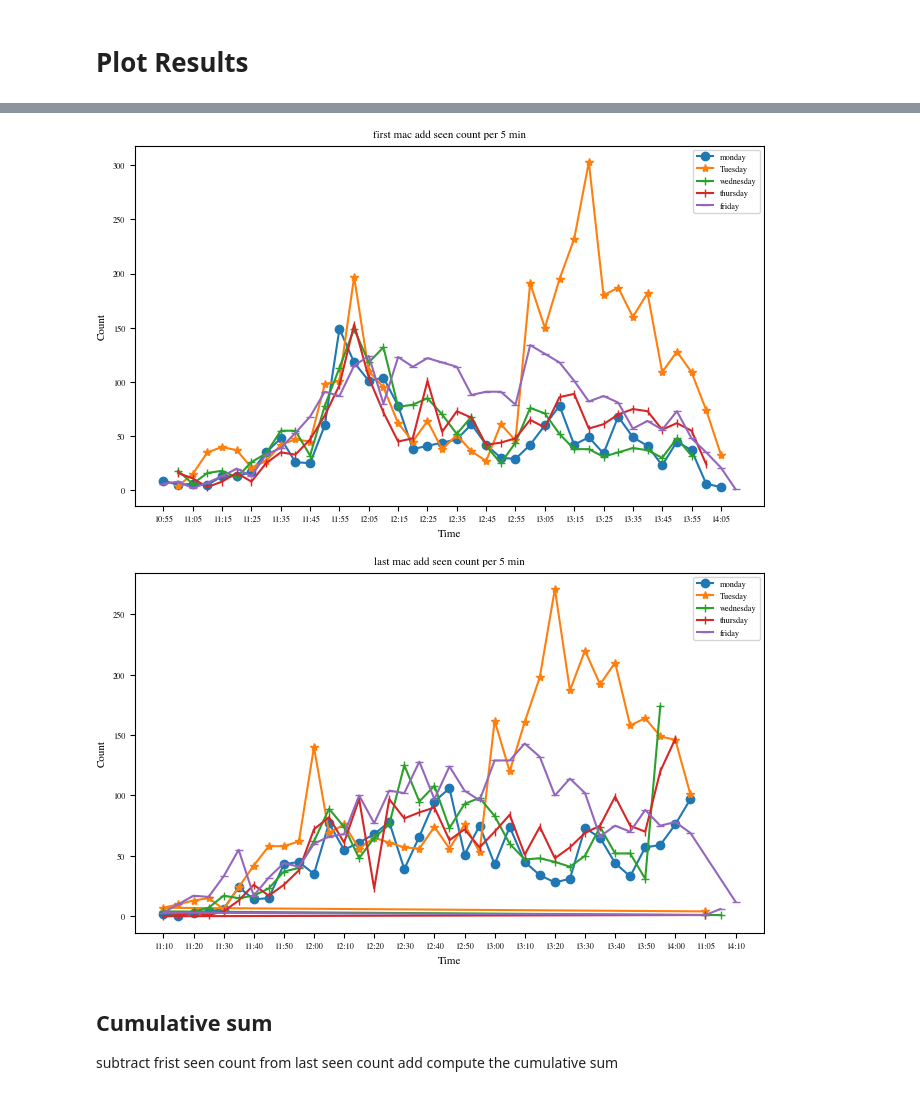
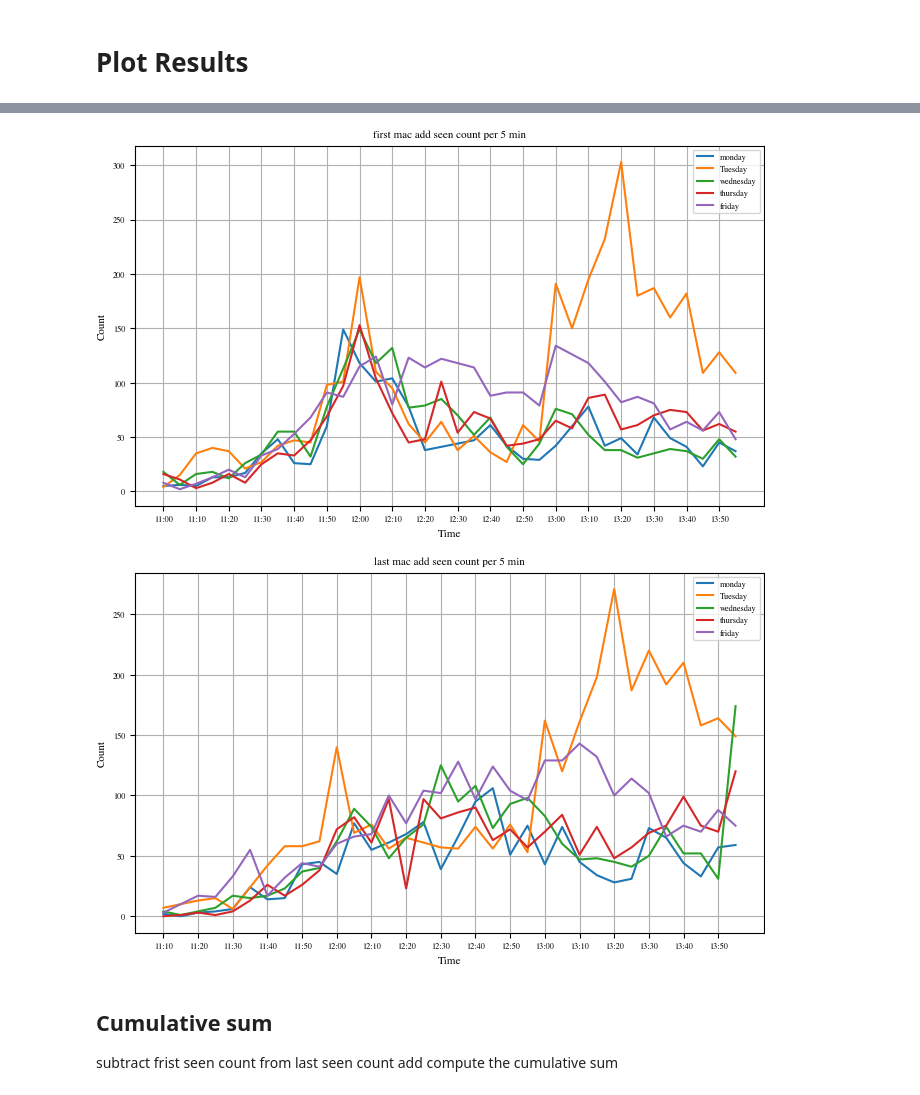
Before and after one commit to danielbischofff/dataLiteracyPeopleCounting, a Jupyter notebook: PeopleFlowMensa.ipynb, the cells around one changed output, grey strips where cells are left out. Cells and saved outputs as stored; diff of their text form; code cells hidden in the pictures.

```diff
--- a/PeopleFlowMensa.ipynb
+++ b/PeopleFlowMensa.ipynb
@@ -9,0 +14,15 @@ import joypy
+# %%
+# Merge all dataframes and rename the count columns
+def rename_merge(dataframes, suffixes):
+    for i in range(len(dataframes)):
+        dataframes[i] = dataframes[i].copy()
+        dataframes[i].rename(columns={'count': f'count_{suffixes[i]}'}, inplace=True)
+
+
+
+    merge_df = dataframes[0]
+
+    for dataframe in dataframes[1:]:
+        merge_df = merge_df.merge(dataframe, how='outer', on='frame.time')
+
+    return merge_df.dropna()
@@ -66,12 +88,21 @@ def filter(data):
 
     # Combination of mac addresses of the ssids and EPA
     combined_macs = list(set(all_sources + dpa_cisco_list))
-    print(f"Number of unqiue mac addresses verfied by cisco: {df_dpa_cisco['wlan.da'].nunique()}")
+
+    # Check filter
+    diff_elements = [x for x in all_sources if x not in dpa_cisco_list]
+
+    # print(f"Number of unqiue mac addresses verfied by cisco: {df_dpa_cisco['wlan.da'].nunique()}")
+    # print(f"Number of unqiue mac addresses verfied by ssid: {len(all_sources)}")
+    # print(f"Number of elemtents in ssid without cisco {len(diff_elements)}")
+    # print(f"Number of elemtents in ssid combined with cisco {len(combined_macs)}")
+
 
     # Drop NaNs and sort for time
     data.dropna(subset=['wlan.sa'], inplace = True)
     data['wlan.ssid'].value_counts().sort_index(inplace=True)
 
+
     # All entries that use the resulting mac addresses
     return data.loc[data['wlan.sa'].isin(combined_macs)]
 # %%
@@ -196,13 +321,14 @@ def rename_merge(dataframes, suffixes):
 # %%
 plt.rcParams.update(bundles.icml2022(column='full', nrows=1, ncols=1, usetex=False))
 
-plt.plot(d5timeCountFirstMonday['frame.time'], d5timeCountFirstMonday['count'], marker='o', label='monday')
-plt.plot(d5timeCountFirstTuesday['frame.time'], d5timeCountFirstTuesday['count'], marker='*', label='Tuesday')
-plt.plot(d5timeCountFirstWednesday['frame.time'], d5timeCountFirstWednesday['count'], marker='+', label='wednesday')
-plt.plot(d5timeCountFirstThursday['frame.time'], d5timeCountFirstThursday['count'], marker='|', label='thursday')
-plt.plot(d5timeCountFirstFriday['frame.time'], d5timeCountFirstFriday['count'], marker='_', label='friday')
+plt.plot(d5WeekFirst['frame.time'], d5WeekFirst['count_Monday'], label='monday')
+plt.plot(d5WeekFirst['frame.time'], d5WeekFirst['count_Tuesday'], label='Tuesday')
+plt.plot(d5WeekFirst['frame.time'], d5WeekFirst['count_Wednesday'], label='wednesday')
+plt.plot(d5WeekFirst['frame.time'], d5WeekFirst['count_Thursday'], label='thursday')
+plt.plot(d5WeekFirst['frame.time'], d5WeekFirst['count_Friday'], label='friday')
 plt.xlabel('Time')
 plt.ylabel('Count')
+plt.grid(True)
 plt.legend()
 plt.title('first mac add seen count per 5 min')
 
@@ -215,29 +341,33 @@ plt.xticks(locs[::2])
 
 plt.savefig('./plots/first_seen_mac_per_5_min.pdf')
 # %% [output]
-[figure, old version]
+[figure, new version]
+# %%
+d5WeekLast = rename_merge([d5timeCountLastMonday, d5timeCountLastTuesday, d5timeCountLastWednesday, d5timeCountLastThursday, d5timeCountLastFriday ], ['Monday', 'Tuesday', 'Wednesday', 'Thursday', 'Friday'])
 # %%
 plt.rcParams.update(bundles.icml2022(column='full', nrows=1, ncols=1, usetex=False))
 
-plt.plot(d5timeCountLastMonday['frame.time'], d5timeCountLastMonday['count'], marker='o', label='monday')
-plt.plot(d5timeCountLastTuesday['frame.time'], d5timeCountLastTuesday['count'], marker='*', label='Tuesday')
-plt.plot(d5timeCountLastWednesday['frame.time'], d5timeCountLastWednesday['count'], marker='+', label='wednesday')
-plt.plot(d5timeCountLastThursday['frame.time'], d5timeCountLastThursday['count'], marker='|', label='thursday')
-plt.plot(d5timeCountLastFriday['frame.time'], d5timeCountLastFriday['count'], marker='_', label='friday')
+plt.plot(d5WeekLast['frame.time'], d5WeekLast['count_Monday'], label='monday')
+plt.plot(d5WeekLast['frame.time'], d5WeekLast['count_Tuesday'], label='Tuesday')
+plt.plot(d5WeekLast['frame.time'], d5WeekLast['count_Wednesday'], label='wednesday')
+plt.plot(d5WeekLast['frame.time'], d5WeekLast['count_Thursday'], label='thursday')
+plt.plot(d5WeekLast['frame.time'], d5WeekLast['count_Friday'], label='friday')
 plt.xlabel('Time')
 plt.ylabel('Count')
+plt.grid(True)
 plt.legend()
 plt.title('last mac add seen count per 5 min')
 
 # Get current ticks
 locs, labels = plt.xticks()
 
 # Set new ticks
 plt.xticks(locs[::2])
 
+
 plt.savefig('./plots/last_seen_mac_per_5_min.pdf')
 # %% [output]
-[figure, old version]
+[figure, new version]
 # %% [markdown]
 ## Cumulative sum
 subtract frist seen count from last seen count add compute the cumulative sum
```
Also changed, not shown: parts of 25 cells of this notebook.
